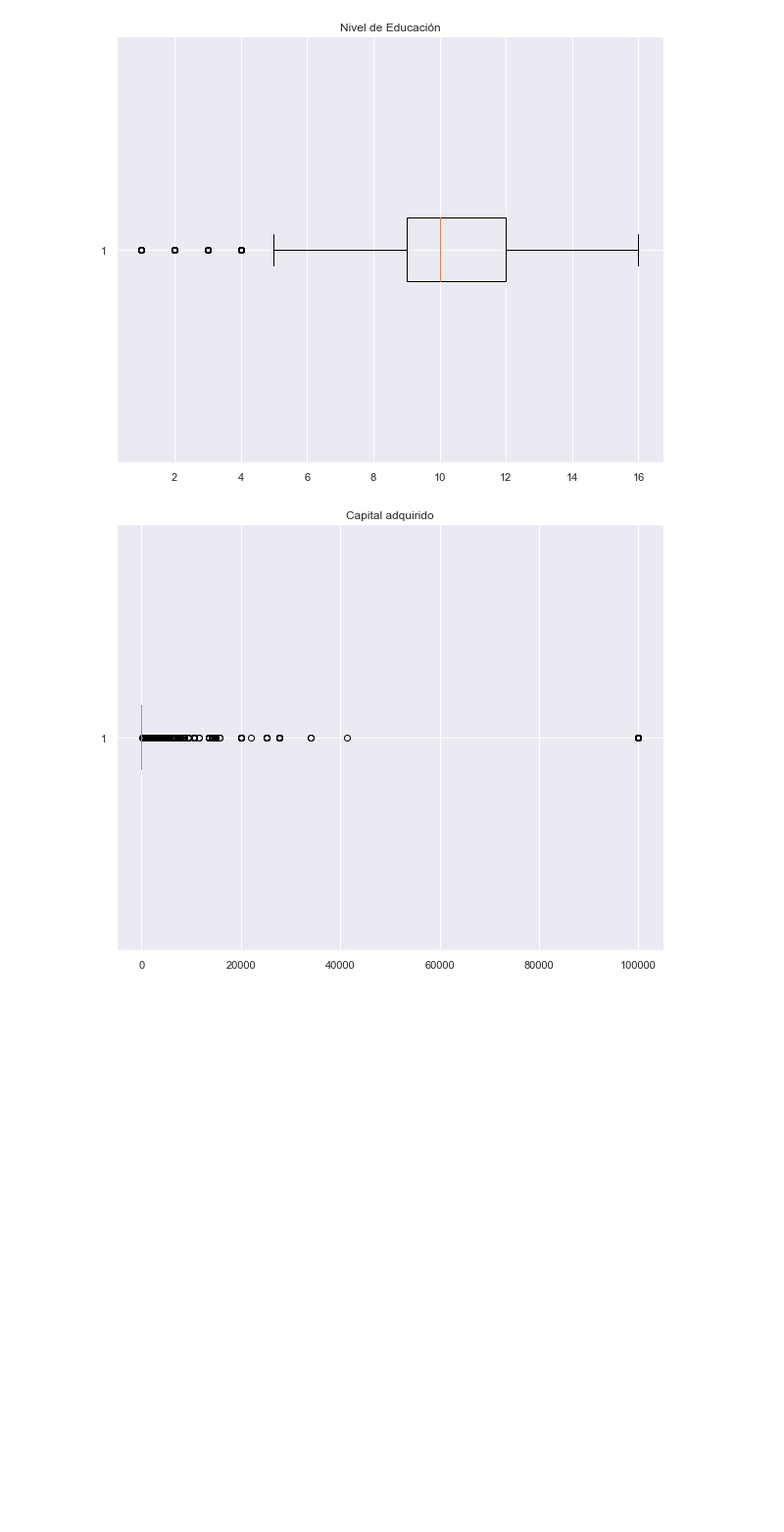
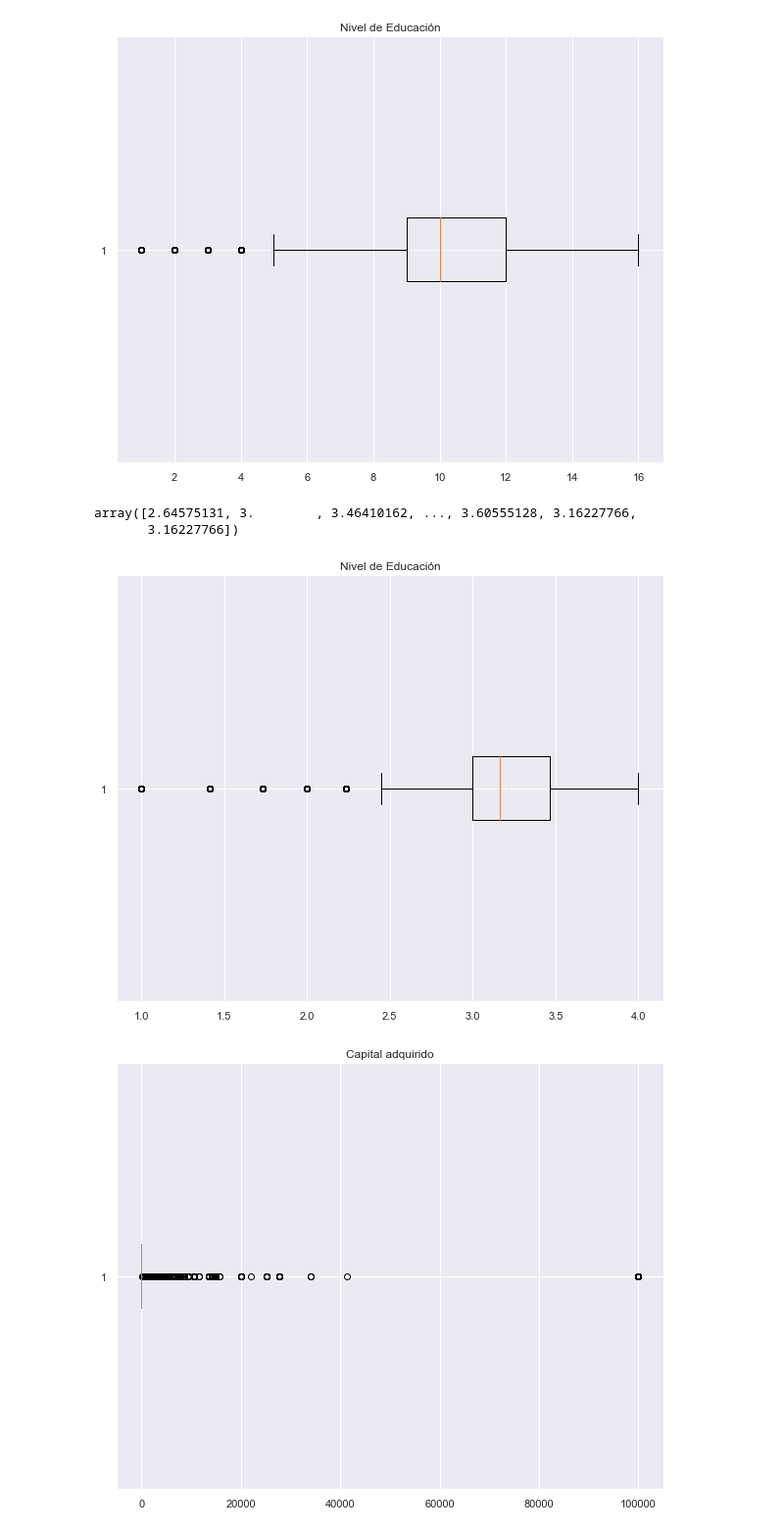
Before and after one commit to Tania-Bell/Proyecto_Modulo1, a Jupyter notebook: Proyecto_BellT_FloresA adult census.ipynb, the cells around one changed output. Shown at 98% size. Drawn from its saved outputs; the diff is of its cells as text; code cells hidden in the pictures; blank space fills up the shorter version.

```diff
--- a/Proyecto_BellT_FloresA adult census.ipynb
+++ b/Proyecto_BellT_FloresA adult census.ipynb
@@ -133,6 +146,19 @@ plt.title('Nivel de Educación')
 plt.show()
 # %% [output]
 [figure]
+# %%
+educacion = np.sqrt(educacion[educacion>0])
+educacion = educacion[~np.isnan(educacion)]
+educacion
+# %% [output]
+array([2.64575131, 3.        , 3.46410162, ..., 3.60555128, 3.16227766,
+       3.16227766])
+# %%
+plt.boxplot(educacion,vert=False)
+plt.title('Nivel de Educación')
+plt.show()
+# %% [output]
+[figure, added]
 # %%
 capital = np.array(data['capital-gain'])
 plt.boxplot(capital,vert=False)
```
Also changed, not shown: parts of 9 cells of this notebook.
